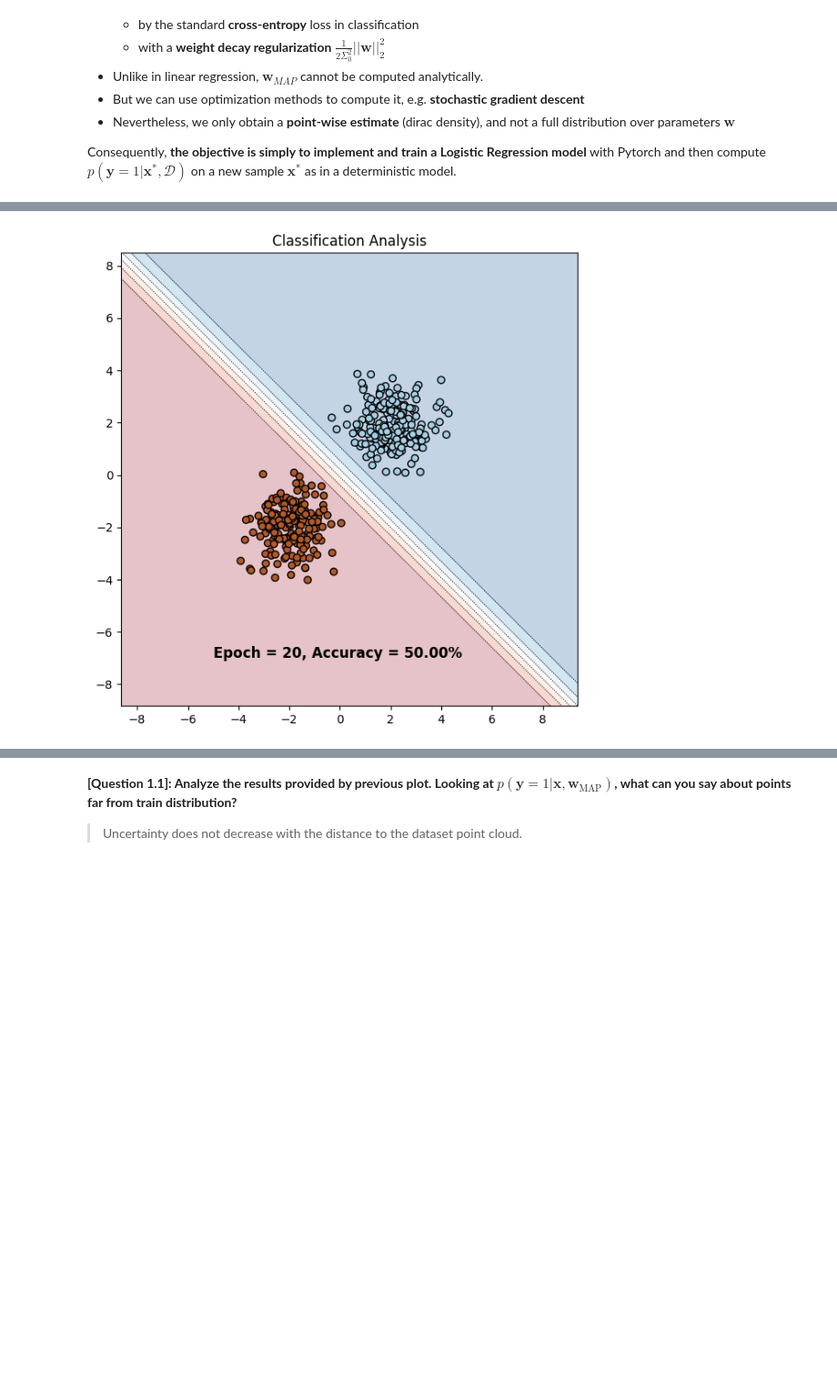
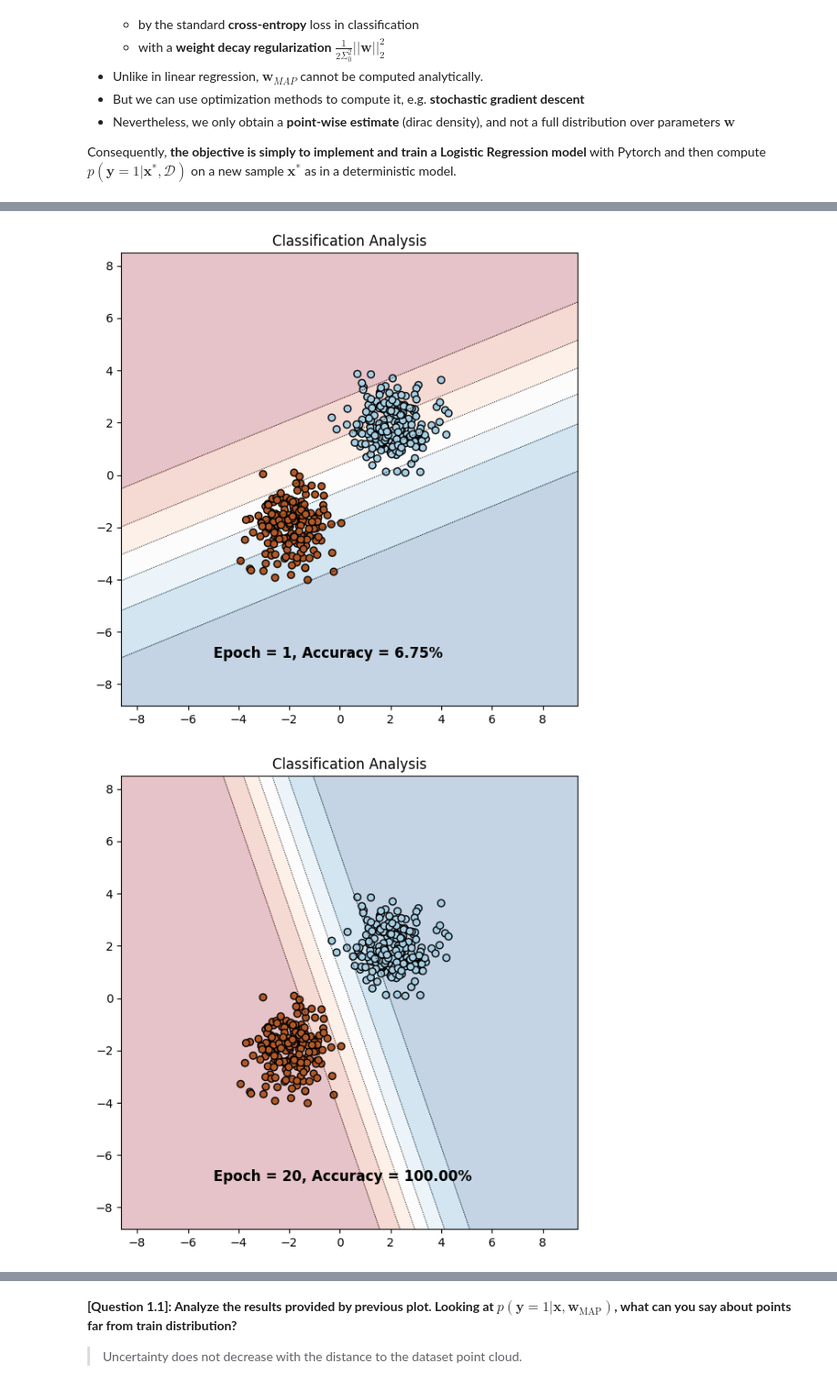
Before and after one commit to balthazarneveu/MVA23_DEEP_LEARNING_THEORY_FOUNDATIONS, a Jupyter notebook: TP2_Approximate_Inference.ipynb, the cells around one changed output, grey strips where cells are left out. Shown at 91% size. Cells and saved outputs as stored; diff of their text form; code cells hidden in the pictures; blank space fills up the shorter version.

Commit message:
fix accuracy

```diff
--- a/TP2_Approximate_Inference.ipynb
+++ b/TP2_Approximate_Inference.ipynb
@@ -149,9 +149,9 @@ class LogisticRegression(nn.Module):
         out = self.fc(x)
         return torch.sigmoid(out)
 # %%
-def get_accurary(y_pred, y):
+def get_accurary_logistic_reg(y_pred, y):
     acc =  (1.*((y_pred > 0.5)*1. == y)).mean()
     return float(acc.detach())
-y_check = torch.randint(0, 1, (300,)).type(torch.float)
-get_accurary(torch.rand_like(y_check), y_check) # shall be around 0.5
+y_check = torch.randint(0, 2, (300,)).type(torch.float)
+get_accurary_logistic_reg(torch.rand_like(y_check), y_check) # shall be around 0.5
 # %% [output]
@@ -163,6 +163,7 @@ from copy import deepcopy
 device = "cpu"
 X_device=X.clone().to(device)
 y_device=y.clone().to(device)
+torch.manual_seed(46)
 net = LogisticRegression(input_size=X.shape[1])
 net = net.to(device)
 net.train()
@@ -170,11 +171,12 @@ criterion = nn.BCELoss() #Binary cross entropy loss
 
 # L2 regularization is included in Pytorch's optimizer implementation
 # as "weigth_decay" option
-optimizer = torch.optim.SGD(net.parameters(), lr=0.1, momentum=0.9, weight_decay=WEIGHT_DECAY)
+optimizer = torch.optim.SGD(net.parameters(), lr=0.01, momentum=0.9, weight_decay=WEIGHT_DECAY)
 
 # Train previously defined network for 20 epochs with SGD
 # and plot result for each epoch by uncommenting function below
 checkpoints = []
+accuracies = []
 for epoch in range(N_EPOCHS):  # loop over the dataset multiple times
     # Iterate over batches and perform SGD step.
     optimizer.zero_grad()
@@ -182,4 +184,7 @@ for epoch in range(N_EPOCHS):  # loop over the dataset multiple times
     loss = criterion(y_pred, y_device)
     loss.backward()
     optimizer.step()
+    acc = get_accurary_logistic_reg(y_pred, y_device)
+    accuracies.append(acc)
+    print(f"Epoch {epoch} Loss {loss.detach().cpu().numpy():.2f} | Accuracy {acc:.2%}")
     checkpoints.append(deepcopy(net).cpu())
@@ -189,21 +223,28 @@ tensor(0.5350)
 # %%
-def plot_logistic_fitting(epoch=0, save_dir: Optional[Path]=None):
+def plot_logistic_fitting(epoch: int=1, save_dir: Optional[Path]=None):
+    assert epoch>0
     fig, ax = plt.subplots(figsize=(7,7))
     current_net = checkpoints[epoch-1]
     with torch.no_grad():
-        y_pred = torch.nn.Sigmoid()(current_net(X))
-        accuracy = ((y_pred.cpu() > 0.5)*1. == y).float().mean()
+        y_pred = current_net(X).squeeze()
+        # accuracy = ((y_pred.cpu() > 0.5)*1. == y).float().mean()
+        accuracy = get_accurary_logistic_reg(y_pred, y_device)
     # For plotting and showing learning process at each epoch
     plot_decision_boundary(current_net, X, y, epoch-1, accuracy,
                             model_type='classic', tloc=TEXT_LOCATION, ax=ax, force_display=False)
     if save_dir is not None:
         save_dir.mkdir(parents=True, exist_ok=True)
         path = save_dir/f"logistic_regression_{epoch:02d}"
         plt.savefig(path)
+        plt.gcf().clear()
+        del fig
+        print(f"Saved {path}")
     else:
         plt.show();
 # Show last epoch logistic regession plot
+plot_logistic_fitting(epoch=1)
 plot_logistic_fitting(epoch=N_EPOCHS)
 # %% [output]
-[figure, old version]
+[figure, new version]
+[figure, added]
 # %%
```
Also changed, not shown: parts of 5 cells of this notebook.
